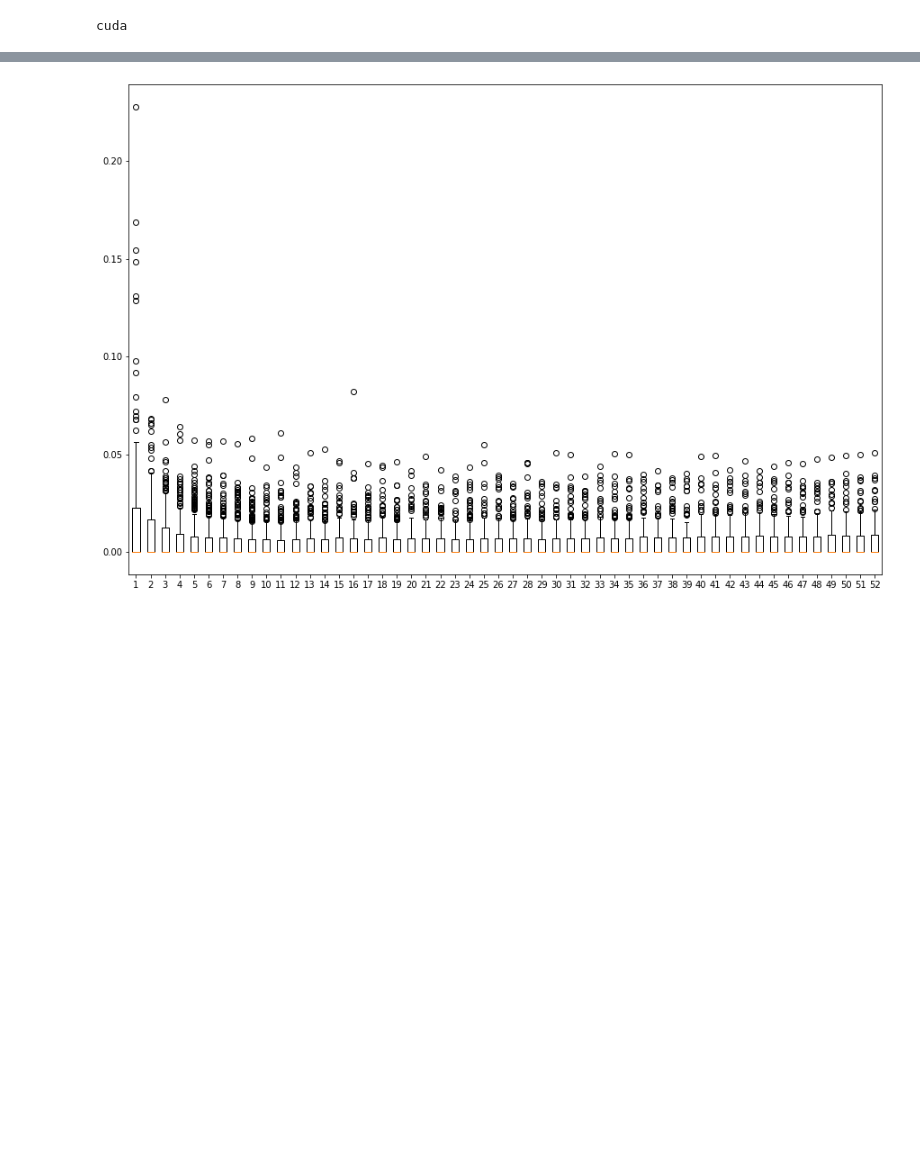
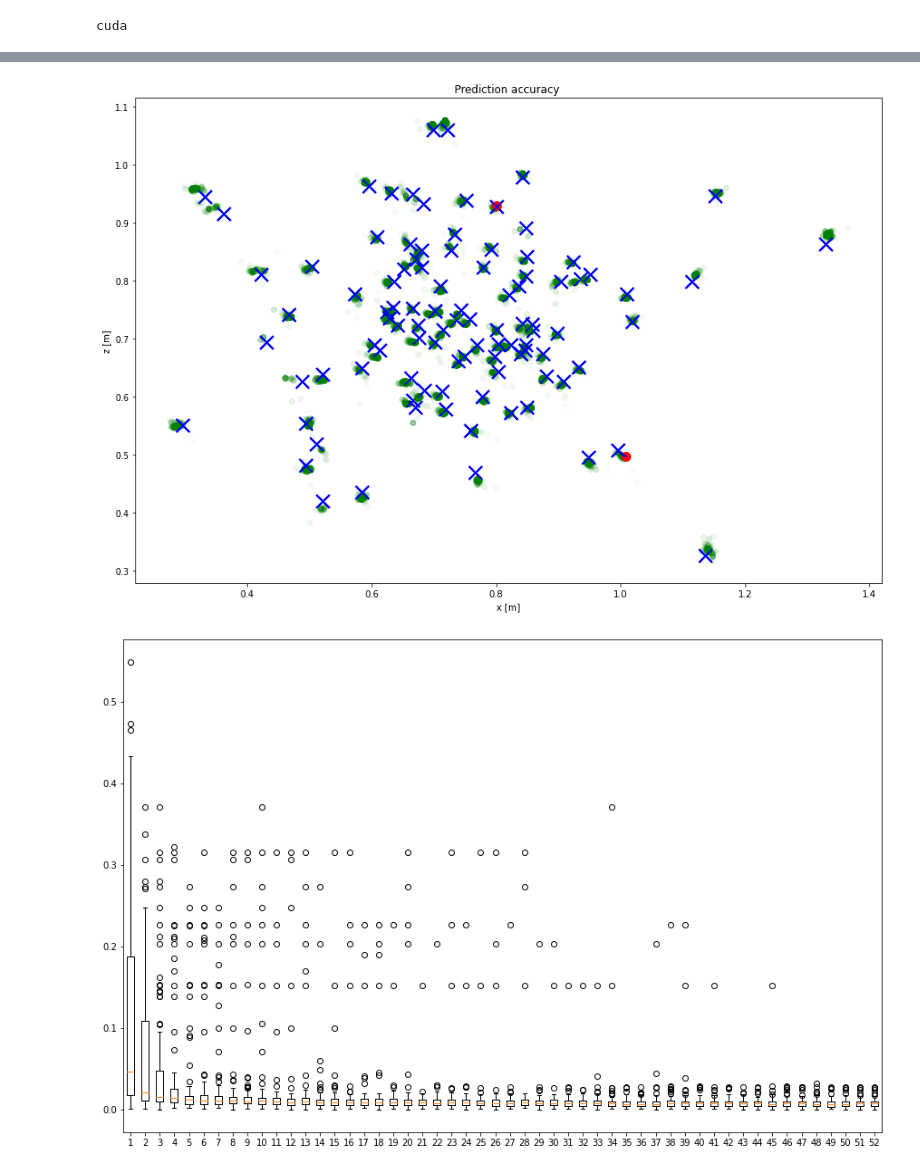
Before and after one commit to vparonov/AIPlayground, a Jupyter notebook: MagicDarts_2021_03_19.ipynb, the cells around one changed output, grey strips where cells are left out. Cells and saved outputs as stored; diff of their text form; code cells hidden in the pictures; blank space fills up the shorter version.

```diff
--- a/MagicDarts_2021_03_19.ipynb
+++ b/MagicDarts_2021_03_19.ipynb
@@ -128,8 +164,17 @@ class RandomPoints:
 ds = MagicDartsDataset([getFullPath('input_para_2021_03_10_file_1_cut_share.h5'),
                                    getFullPath('input_para_2021_03_10_file_2_cut_share.h5'),
                                    getFullPath('input_para_2021_03_10_file_3_cut_share.h5'),
-                                   getFullPath('input_para_2021_03_10_file_4_cut_share.h5')], noise=False, transform = RandomPoints(0, 52))
+                                   getFullPath('input_para_2021_03_10_file_4_cut_share.h5')], noise=False, transform = RandomPoints(0, 6))
 
 sample = ds[0]
+sample = ds[0]
+sample = ds[0]
+sample = ds[0]
+sample = ds[0]
 
-print(sample)
+plt.bar(np.arange(6) + 1, ds.transform.points_stats)
+plt.show()
+plt.bar(np.arange(6) + 1, ds.transform.traj_stats)
+plt.show()
+
+print(ds.transform.traj_ixes)
@@ -217,11 +268,11 @@ for batch, sample in enumerate(test_dataloader):
   f.write("%d\n".format(traj_ix.item()))
 f.close()
 # %%
-learning_rate = 0.0001
+learning_rate = 0.001
 
 input_size = 8
-hidden_size = 256
-num_layers = 3
+hidden_size = 64
+num_layers = 4
 
 output_size = 2
 dropout  = 0.5
@@ -291,10 +388,10 @@ plt.show()
 # %%
-plot_predictions = False#True
+plot_predictions = True
 plt.rcParams["figure.figsize"] = (15,10)
 
 device = torch.device('cuda' if torch.cuda.is_available() else 'cpu')
 
-model = LSTMTrial4(input_size = 8, hidden_size = 256, output_size = 2, num_layers = 3, dropout = 0)
+model = LSTMTrial4(input_size = 8, hidden_size = 64, output_size = 2, num_layers = 4, dropout = 0)
 model.load_state_dict(torch.load(getFullPath('lstm4.pd'), map_location=torch.device('cpu')))
 model = model.to(device)
 model.eval()
@@ -303,7 +400,7 @@ criterion = torch.nn.MSELoss()
 
 #2400
 #datafile = [getFullPath('20210224094951_cut_share.h5')]
-datafile = [getFullPath('vangel_2021_03_04_01_edited_cut_share.h5')]
+#datafile = [getFullPath('vangel_2021_03_04_01_edited_cut_share.h5')]
 #datafile = [getFullPath('input_para_2021_03_10_file_1_cut_share.h5'),
 #             getFullPath('input_para_2021_03_10_file_2_cut_share.h5'),
 #             getFullPath('input_para_2021_03_10_file_3_cut_share.h5'),
@@ -311,12 +408,12 @@ datafile = [getFullPath('vangel_2021_03_04_01_edited_cut_share.h5')]
 
 ds = MagicDartsDataset(datafile, noise=False)
 
-test_dataloader = DataLoader(ds, batch_size=1,
+test_dataloader = DataLoader(test_dataset, batch_size=1,
                         shuffle=True, num_workers=0)
 
-max_traj = 300
-
-distances = np.zeros((max_traj, 52))
+max_traj = 100
+max_points = 52
+distances = np.zeros((max_traj, max_points))
 
 model.eval()
 ix = 0
@@ -326,9 +423,9 @@ for sample_index, sample in enumerate(test_dataloader):
   if sample_index == max_traj:
     break
   with torch.no_grad():
-    for i in range(0, 52):
+    for i in range(0, max_points):
 
-      cutter = RandomPoints(0, max_time_points=52, fixed_points=i+1)
+      cutter = RandomPoints(0, max_time_points=max_points, fixed_points=i+1)
 
       sample['x'] = sample['x'].squeeze()
       sample['y'] = sample['y'].squeeze()
@@ -342,7 +439,7 @@ for sample_index, sample in enumerate(test_dataloader):
       #print(x_full, outputs)
       loss = criterion(outputs, y_full)
 
-      npoints = int(52 - x_full[0, :, 7].sum().item()) -1
+      npoints = int(max_points - x_full[0, :, 7].sum().item())
 
       #print(npoints)
 
@@ -350,38 +447,41 @@ for sample_index, sample in enumerate(test_dataloader):
       hp_z_hat = outputs[0,1].item()
       hp_x = y_full[0, 0].item()
       hp_z = y_full[0, 1].item()
 
       distance = np.sqrt((hp_x_hat - hp_x)**2 + (hp_z_hat - hp_z)**2)
       #print(distance)
       distances[sample_index, i] = distance
 
-      if npoints > 20 and distance > 0.06:
+      if npoints > max_points/2 and distance > 0.06:
         has_point_plots = True
         plt.plot([y_full[0,0], outputs[0, 0]], [y_full[0, 1], outputs[0, 1]], c='b')
         plt.scatter(outputs[0, 0].item(), outputs[0, 1].item(),c='g') #, alpha = npoints/52)
         plt.scatter(y_full[0, 0].item(), y_full[0, 1].item(), c='b', marker='x', s=200)
         plt.annotate(f"{npoints}", (hp_x_hat, hp_z_hat))
       else:
         if plot_predictions :
           has_point_plots = True
-          if npoints == 51:
-            plt.scatter(outputs[0, 0].item(), outputs[0, 1].item(),c='r', s = 150)
+          if npoints == max_points-1:
+            plt.scatter(outputs[0, 0].item(), outputs[0, 1].item(),c='r', s = 100)
             plt.plot([y_full[0,0], outputs[0, 0]], [y_full[0, 1], outputs[0, 1]], c='b')
           else:
-            plt.scatter(outputs[0, 0].item(), outputs[0, 1].item(),c='g') #, alpha = npoints/52)
+            plt.scatter(outputs[0, 0].item(), outputs[0, 1].item(),c='g', alpha = npoints/52)
           plt.scatter(y_full[0, 0].item(), y_full[0, 1].item(), c='b', marker='x', s=200)
           #
-          if npoints % 5 == 0:
-            plt.annotate(f"{npoints}", (hp_x_hat, hp_z_hat))
+          #if npoints % 5 == 0:
+          #  plt.annotate(f"{npoints}", (hp_x_hat, hp_z_hat))
+
+distances = np.nan_to_num(distances, nan = 0)
 
 if has_point_plots:
   plt.title(f'Prediction accuracy ')
   plt.xlabel('x [m]')
   plt.ylabel('z [m]')
   plt.show()
 
 plt.boxplot(distances)
 plt.show()
 # %% [output]
-[figure, old version]
+[figure, new version]
+[figure, added]
 # %%
```
Also changed, not shown: parts of 8 cells of this notebook.
